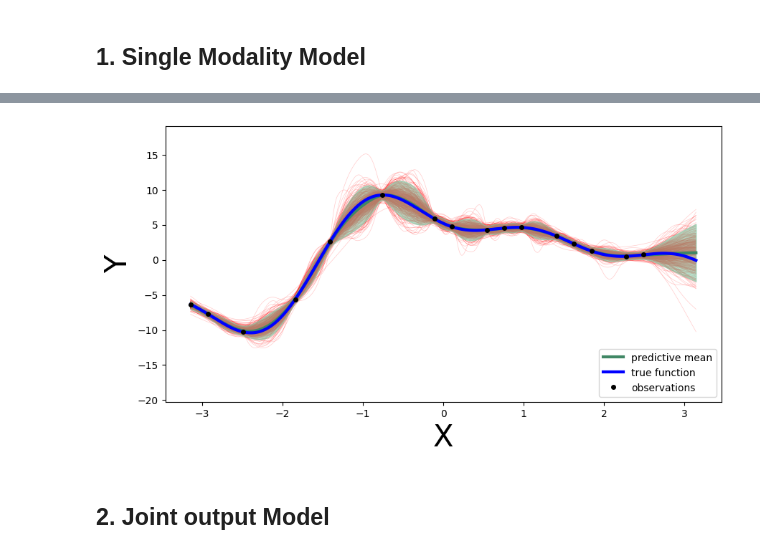
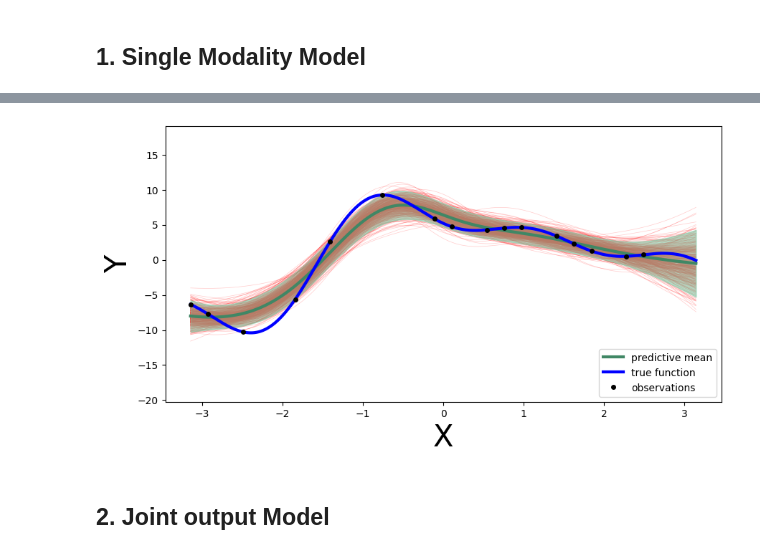
Before and after one commit to NatLabRockies/mmbo, a Jupyter notebook: notebooks/pyro-synthetic-multimodal.ipynb, the cells around one changed output, grey strips where cells are left out. Cells and saved outputs as stored; diff of their text form; code cells hidden in the pictures.

```diff
--- a/notebooks/pyro-synthetic-multimodal.ipynb
+++ b/notebooks/pyro-synthetic-multimodal.ipynb
@@ -46,13 +47,13 @@ num_chains = 1
 def plot_predictions_mcmc(model, mcmc, x_plot, y_plot, x_train, y_train, pred_site="mu_pred"):
     _plot_predictions(
         Predictive(model, mcmc.get_samples(), return_sites=[pred_site]),
-        x_plot, y_plot, x_train, y_train, pred_site="mu_pred"
+        x_plot, y_plot, x_train, y_train, pred_site=pred_site
     )
 
 def plot_predictions_svi(model, guide, x_plot, y_plot, x_train, y_train, pred_site="mu_pred", num_samples = 100):
     _plot_predictions(
         Predictive(model, guide=guide, return_sites=[pred_site], num_samples = num_samples),
-        x_plot, y_plot, x_train, y_train, pred_site="mu_pred"
+        x_plot, y_plot, x_train, y_train, pred_site=pred_site
     )
 
 def _plot_predictions(predictive, x_plot, y_plot, x_train, y_train, pred_site="mu_pred"):
@@ -65,7 +66,7 @@ def _plot_predictions(predictive, x_plot, y_plot, x_train, y_train, pred_site="m
     plt.xlabel("X", fontsize=30)
     plt.ylabel("Y", fontsize=30)
     # Plot predicted means
-    preds = predictive(X_train = x_train, Y_train = y_train, X_pred = x_plot)
+    preds = predictive(X_pred = x_plot)
     for inst in range(preds[pred_site].shape[0]):
         y_inst = preds[pred_site][inst,:,-1]
         ax.plot(x_plot.squeeze(), y_inst, '-', linewidth=0.5, alpha=0.2, color="red", zorder = 0)
@@ -89,12 +90,13 @@ def do_svi(svi, *args, check_interval=1000, max_nonimproved = 3, **kwargs):
         losses.append(loss)
         if len(losses) >= 2 * check_interval and len(losses) % check_interval == 0:
             current_loss = statistics.mean(losses[-check_interval:])
+            current_loss_std = statistics.stdev(losses[-check_interval:])
             reg = stats.linregress(range(2*check_interval), losses[-2*check_interval:], alternative = "less")
             if reg.pvalue > 0.1:
                 nonimproved += 1
             else:
                 nonimproved = 0
-            logging.info("Step {} Average Elbo loss: {:.1f} (slope = {:.3f} +/- {:.3f} loss/k-iter, p-value = {:.3f}) {}".format(len(losses), current_loss, 1000*reg.slope, 1000*2*reg.stderr, reg.pvalue, '*'*nonimproved))
+            logging.info("Step {}, Elbo loss: {:.1f} +/- {:.1f} (slope = {:.3f} +/- {:.3f} loss/k-iter, p-value = {:.3f}) {}".format(len(losses), current_loss, 2 * current_loss_std, 1000*reg.slope, 1000*2*reg.stderr, reg.pvalue, '*'*nonimproved))
     return losses
 # %% [markdown]
 ## Generate test data
@@ -155,15 +159,19 @@ pyro.set_rng_seed(2024)
+# %%
+Y_train_single = Y_train[:,-1:]
+Y_present_single = Y_train_single.isfinite().squeeze(-1)
+Y_train_single = Y_train_single[Y_present_single,:]
+X_train_single = X_train[Y_present_single,:]
 # %%
-single = TIBNN2.from_data(X_train, Y_train[:,-1:], width = width, depth = depth, prior_variance = prior_variance, fixed_scale = fixed_scale)
 
-guide_single = TIBNN2Guide(single, init_style = "prior")
+single = TIBNN2.from_data(X_train_single, Y_train_single, width = width, depth = depth, prior_variance = prior_variance, fixed_scale = fixed_scale)
 
-adam = pyro.optim.Adam({"lr": 0.001})
-elbo = pyro.infer.Trace_ELBO(num_particles = 1)
+guide_single = TIBNN2Guide(single, init_style = "prior", family = family)
+
 svi_single = pyro.infer.SVI(single, guide_single, adam, elbo)
 
 with param_store.scope() as single_params:
     start_single = timer()
-    losses = do_svi(svi_single, X_train = X_train, Y_train = Y_train[:,-1:], check_interval = 500)
+    losses = do_svi(svi_single, check_interval = 500)
     end_single = timer()
 
 # nuts_single = NUTS(single.no_missing(), jit_compile = True, full_mass = False, init_strategy = init_to_sample)
@@ -195,8 +191,8 @@ Elapsed time: 824.9s
 # %%
 with param_store.scope(single_params):
-    plot_predictions_svi(single, guide_single, X_plot, Y_plot[:,-1:], X_train, Y_train[:,-1:], num_samples = 500)
+    plot_predictions_svi(single, guide_single, X_plot, Y_plot[:,-1:], X_train_single, Y_train_single, num_samples = 500)
 # %% [output]
-[figure, old version]
+[figure, new version]
 # %%
 # print("Precision mean: ", mcmc_single.get_samples()['precision'].mean(dim=0))
 # print("Precision std: ", mcmc_single.get_samples()['precision'].std(dim=0))
```
Also changed, not shown: parts of 8 cells of this notebook.
